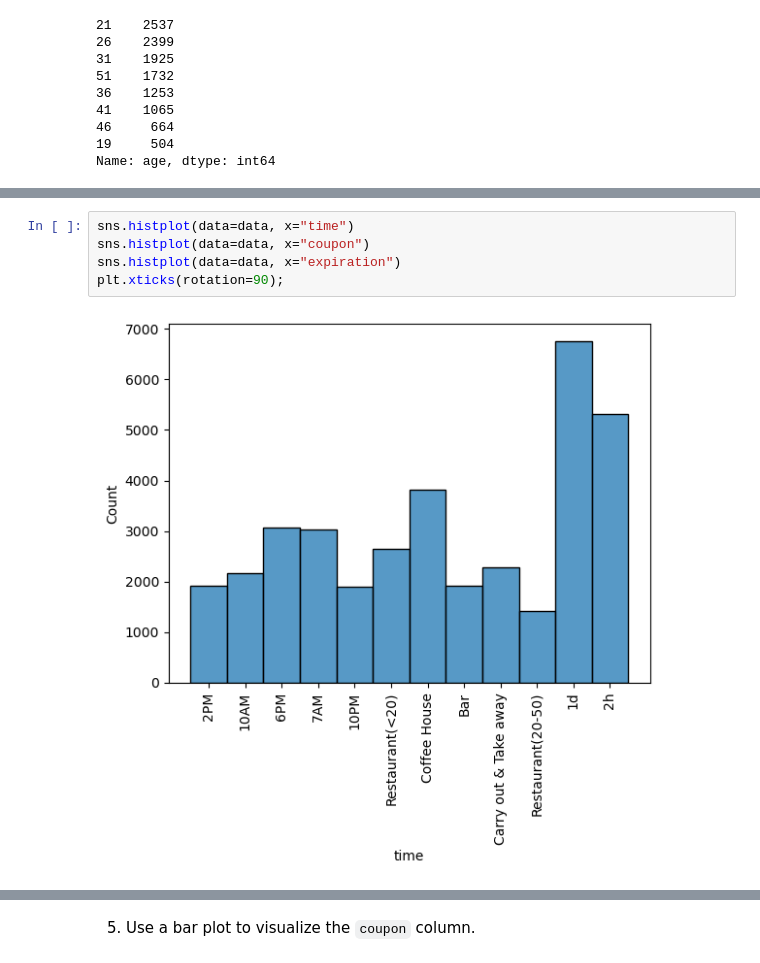
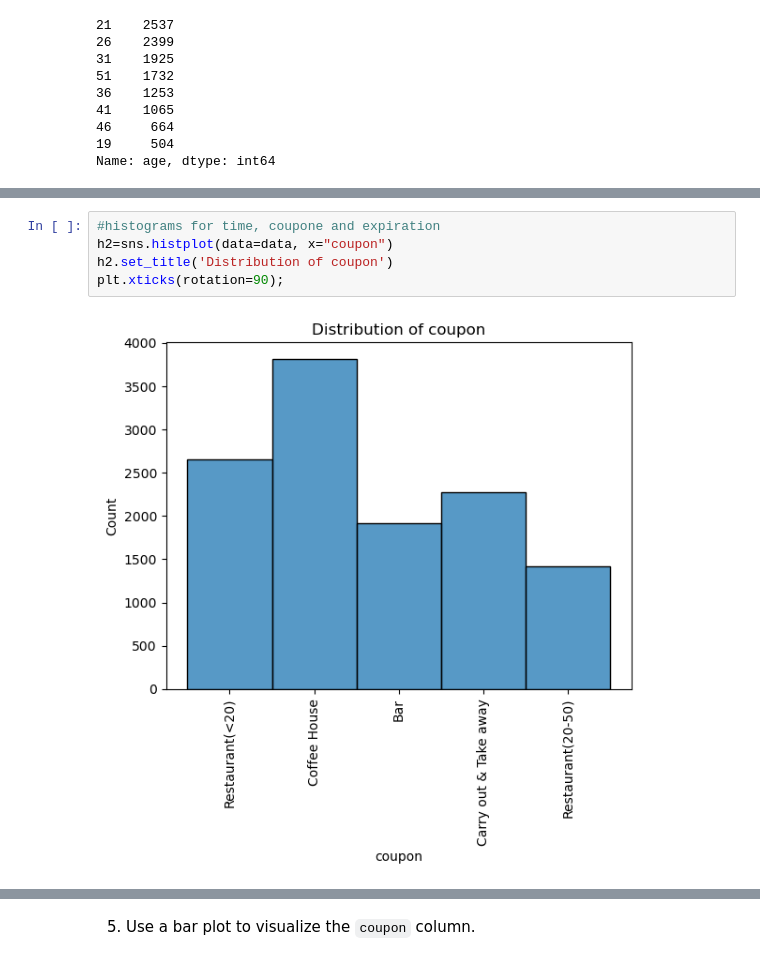
Before and after one commit to JOSHUAGITBERG/Customer_Coupon, a Jupyter notebook: Coupon_Engagement_Analysis.ipynb, the cells around one changed output, grey strips where cells are left out. Cells and saved outputs as stored; diff of their text form.

```diff
--- a/Coupon_Engagement_Analysis.ipynb
+++ b/Coupon_Engagement_Analysis.ipynb
@@ -183,7 +174,7 @@ plt.xticks(rotation=45);
 # %%
-sns.histplot(data=data, x="time")
-sns.histplot(data=data, x="coupon")
-sns.histplot(data=data, x="expiration")
+#histograms for time, coupone and expiration
+h2=sns.histplot(data=data, x="coupon")
+h2.set_title('Distribution of coupon')
 plt.xticks(rotation=90);
 # %% [output]
-[figure, old version]
+[figure, new version]
```
Also changed, not shown: parts of 82 cells of this notebook.
